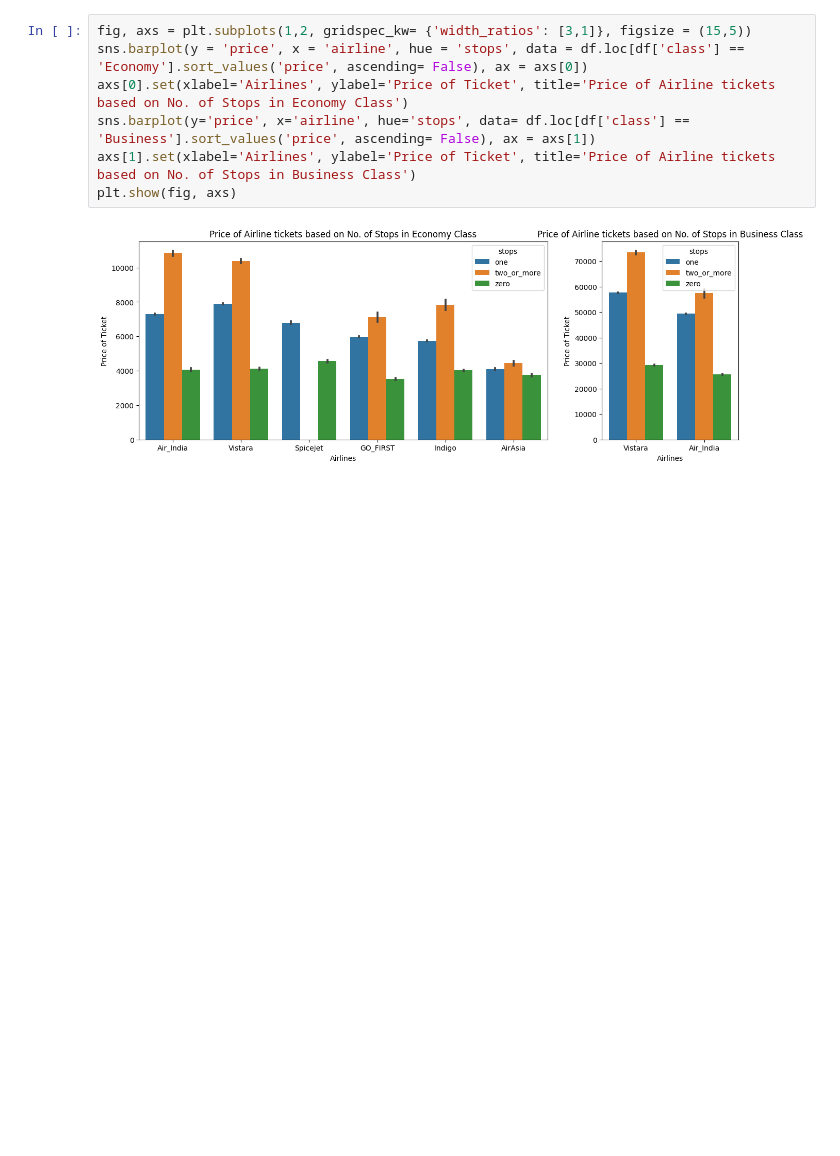
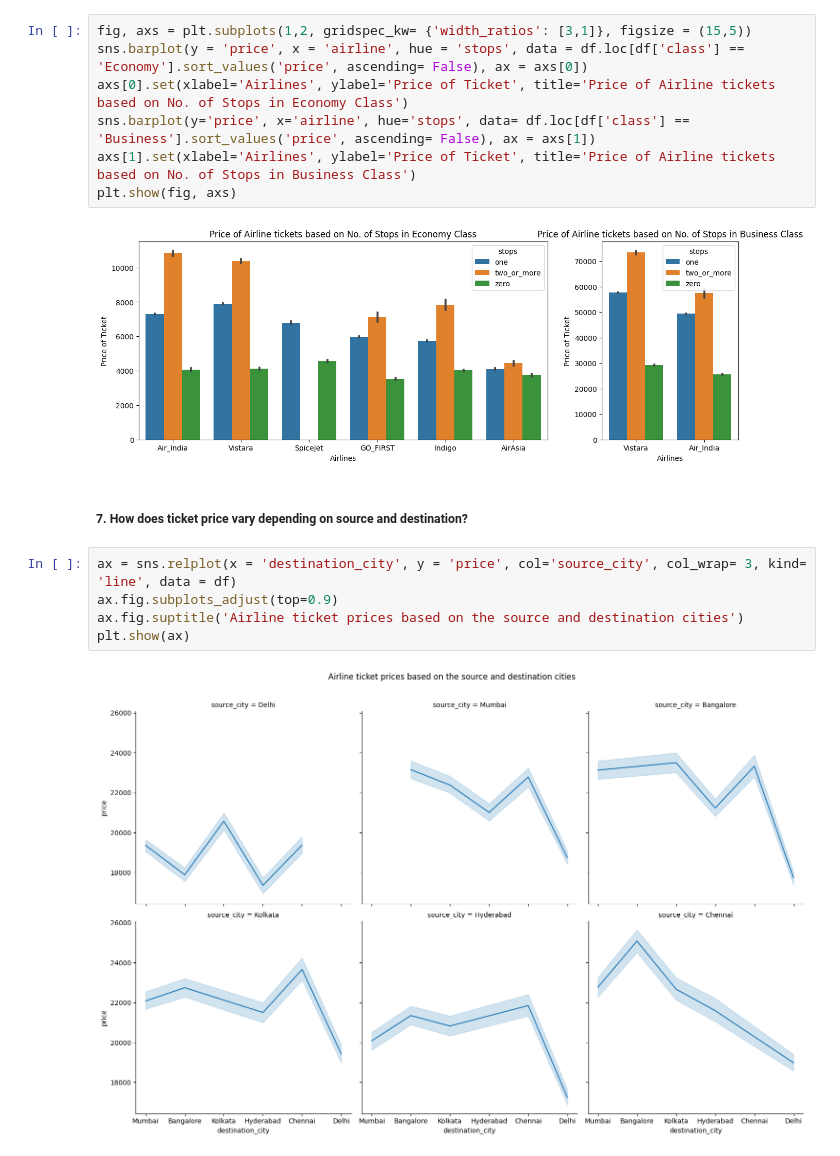
Before and after one commit to amitbudhathoki/Airlines_Data_Analysis, a Jupyter notebook: Airlines data analysis.ipynb, the cells around one changed output. Saved outputs shown, nothing was run; the diff lists cells and outputs as text; blank space fills up the shorter version.

```diff
--- a/Airlines data analysis.ipynb
+++ b/Airlines data analysis.ipynb
@@ -135,3 +135,12 @@ axs[1].set(xlabel='Airlines', ylabel='Price of Ticket', title='Price of Airline
 plt.show(fig, axs)
 # %% [output]
 [figure]
+# %% [markdown]
+##### 7. How does ticket price vary depending on source and destination?
+# %%
+ax = sns.relplot(x = 'destination_city', y = 'price', col='source_city', col_wrap= 3, kind= 'line', data = df)
+ax.fig.subplots_adjust(top=0.9)
+ax.fig.suptitle('Airline ticket prices based on the source and destination cities')
+plt.show(ax)
+# %% [output]
+[figure, added]
```
Also changed, not shown: parts of 5 cells of this notebook.
